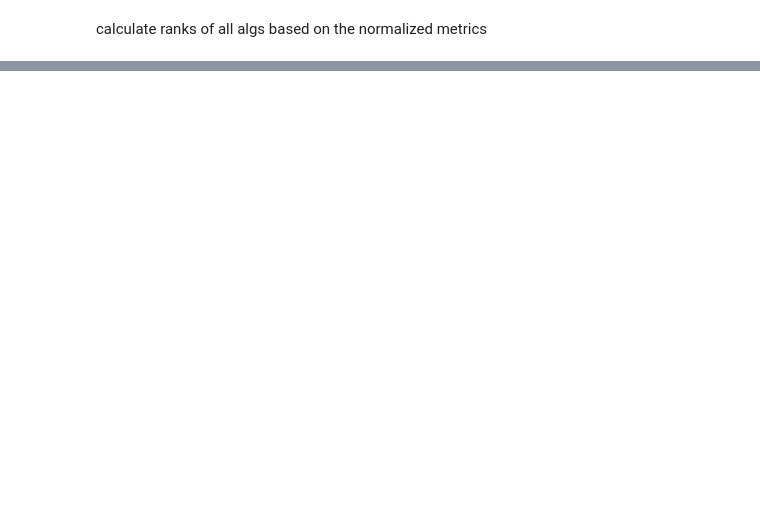
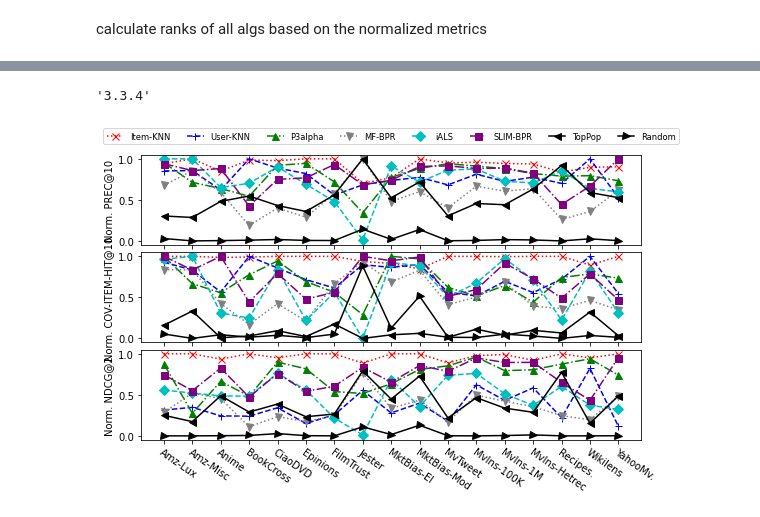
Before and after one commit to naszilla/reczilla, a Jupyter notebook: notebooks/best_alg_performance_tables.ipynb, the cells around one changed output, grey strips where cells are left out. Drawn from its saved outputs; the diff is of its cells as text; code cells hidden in the pictures; blank space fills up the shorter version.

Commit message:
update tables and analysis notebooks

```diff
--- a/notebooks/best_alg_performance_tables.ipynb
+++ b/notebooks/best_alg_performance_tables.ipynb
@@ -285,0 +381,10 @@ table_2 = table_2_transpose.transpose()
+# %%
+# bookkeeping - order the rows
+final_table_2 = table_2.sort_values("order").drop(columns="order")
+
+# order the cols
+final_table_2 = final_table_2.reindex(columns=keep_algs)
+
+# bookeeping - rename the cols
+new_col_names = ["\\rot{" + keep_alg_map[c]["name"] + "}" for c in final_table_2.columns]
+final_table_2.columns = new_col_names
@@ -285,0 +397,8 @@ table_2 = table_2_transpose.transpose()
+# %%
+# export table 2
+csv_name = f"./tables/table_2.csv"
+tex_name = f"./tables/table_2.tex"
+final_table_2.to_csv(csv_name, index=True)
+with open(tex_name, "w") as f:
+    final_table_2.to_latex(f, index=True, escape=False)
+print(f"wrote table to csv: {csv_name} and tex: {tex_name}")
@@ -285,0 +479,5 @@ table_2 = table_2_transpose.transpose()
+# %%
+import matplotlib as mpl
+mpl.__version__
+# %% [output]
+'3.3.4'
@@ -285,0 +486,19 @@ table_2 = table_2_transpose.transpose()
+# %%
+fig, ax = plt.subplots(len(plot_metric_list), 1, sharex=True, figsize=(8, 5))
+
+for i, metric in enumerate(plot_metric_list):
+    for alg in plot_algs:
+        ax[i].plot(data[metric][alg], label=plot_alg_map[alg]["name"], markersize=7, **plot_alg_map[alg]["plt-kwargs"])
+    ax[i].set_ylabel(plot_metric_map[metric])
+
+ax[i].set_xticks(np.arange(len(plot_dataset_names)))
+ax[i].set_xticklabels(plot_dataset_names, rotation=-35, ha='left', rotation_mode='anchor')
+
+plt.tight_layout()
+plt.subplots_adjust(hspace=0.08)
+
+plt.legend(loc="upper center", bbox_to_anchor=(0.5, 3.5), ncol=len(plot_algs), fontsize="small")
+# plt.show()
+plt.savefig("./fig/squiggly.pdf", bbox_inches='tight')
+# %% [output]
+[figure, added]
```
Also changed, not shown: parts of 30 cells of this notebook, 2 other files.
